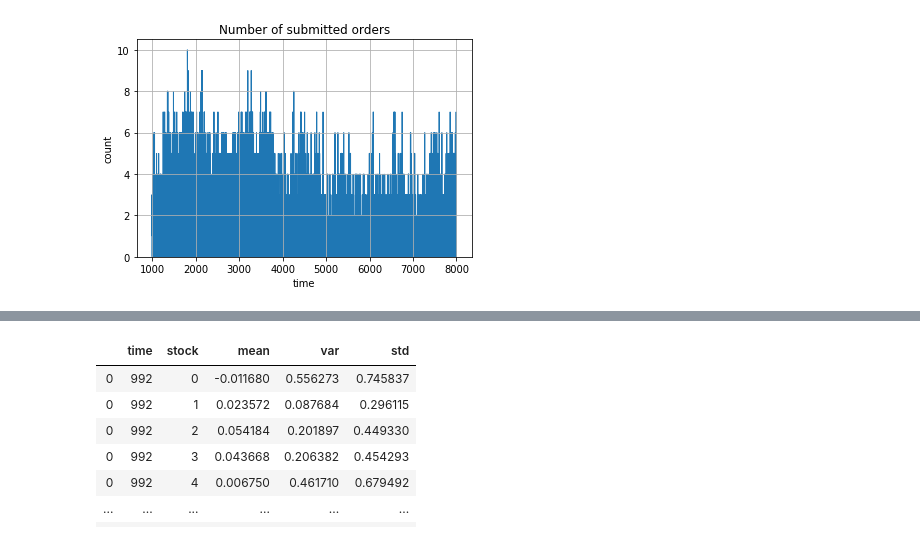
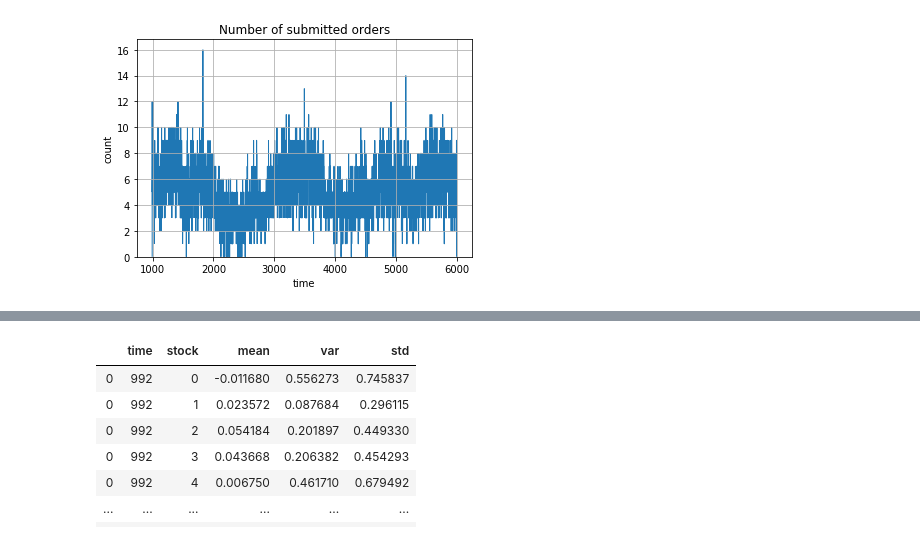
Before and after one commit to braedyn-au/StockMarketCascades, a Jupyter notebook: draft3_mainmodular.ipynb, the cells around one changed output, grey strips where cells are left out. Cells and saved outputs as stored; diff of their text form; code cells hidden in the pictures.

```diff
--- a/draft3_mainmodular.ipynb
+++ b/draft3_mainmodular.ipynb
@@ -10,7 +10,7 @@ transactions = pd.DataFrame()
 totalOrders = pd.DataFrame()
 broker = pd.DataFrame()
 
-for t in range(992,8000):
+for t in range(992,6000):
     broker, totalOrders = broker_funcs.brokerage(traderIDs, t, broker, totalOrders)
     broker, transactions = broker_funcs.instantMatch(traderIDs, broker, transactions)
     print(t)
@@ -35,10 +46,10 @@ pbkzi
 # %%
 totalOrders.sort_values(by=['time','portfolio'], inplace=True)
 totalOrders.reset_index(inplace=True,drop=True)
-totalOrders.hist(column='time',histtype='step',bins=8000)
+totalOrders.hist(column='time',histtype='step',bins=5000)
 plt.title("Number of submitted orders")
 plt.xlabel("time")
 plt.ylabel("count")
 plt.show()
 # %% [output]
-[figure, old version]
+[figure, new version]
```
Also changed, not shown: parts of 19 cells of this notebook.
